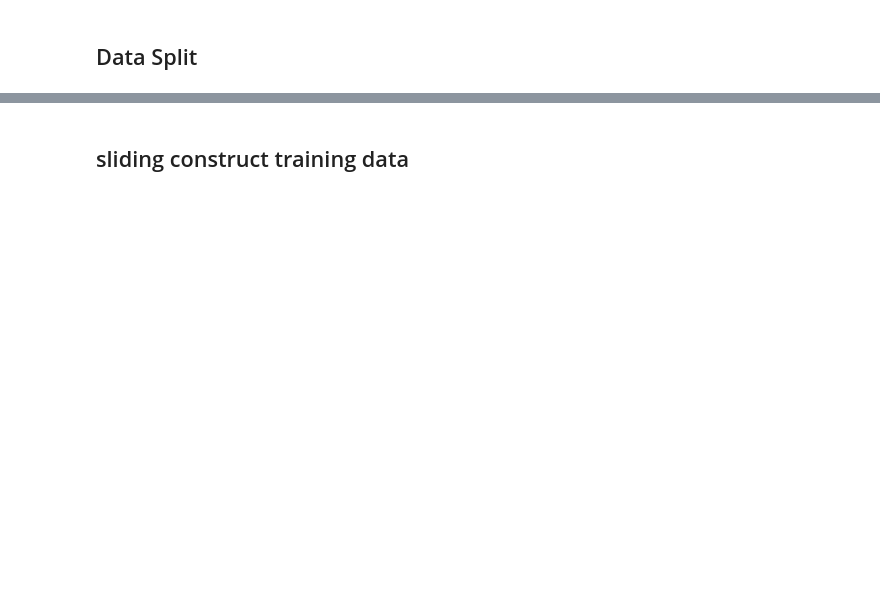
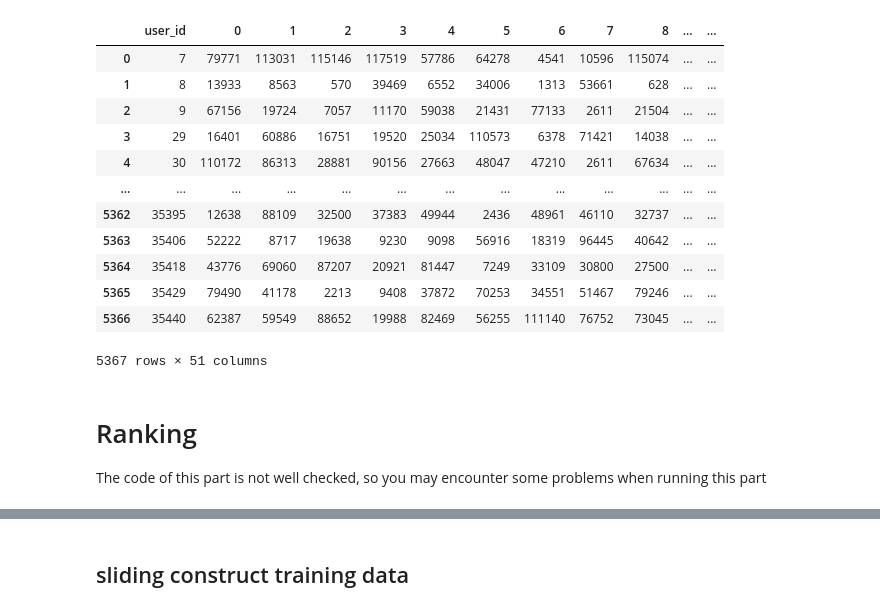
Before and after one commit to xuetf/KDD_CUP_2020_Debiasing_Rush, a Jupyter notebook: notebook/Rush_0615.ipynb, the cells around one changed output, grey strips where cells are left out. Cells and saved outputs as stored; diff of their text form; code cells hidden in the pictures; blank space fills up the shorter version.

```diff
--- a/notebook/Rush_0615.ipynb
+++ b/notebook/Rush_0615.ipynb
@@ -20,0 +809,2 @@ now_phase = 9
+# %%
+processed_item_feat_df, item_content_vec_dict = obtain_entire_item_feat_df()
@@ -20,0 +1009,6 @@ now_phase = 9
+# %%
+phase_item_cnt_dict = {}
+for phase in range(start_phase, now_phase+1):
+    item_cnt = construct_sr_gnn_train_data(phase, item_content_vec_dict, is_use_whole_click=True)
+    phase_item_cnt_dict[phase] = item_cnt
+print('construct train data done...')
@@ -20,0 +1553,34 @@ now_phase = 9
+# %%
+total_recom_df = pd.DataFrame()
+phase_full_sim_dict = {}
+
+recall_methods = {'item-cf', 'bi-graph', 'swing', 'user-cf'}
+
+for c in range(start_phase, now_phase + 1):
+    print('phase:', c)
+    all_click, click_q_time = get_phase_click(c)
+    phase_whole_click = get_whole_phase_click(all_click, click_q_time)
+    item_cnt_dict = all_click.groupby('item_id')['user_id'].count().to_dict()
+    user_cnt_dict = all_click.groupby('user_id')['item_id'].count().to_dict()
+
+    recall_sim_pair_dict = get_multi_source_sim_dict_results_multi_processing(phase_whole_click,
+                                                                              recall_methods=recall_methods)
+
+    user_item_time_dict = get_user_item_time_dict(phase_whole_click, is_drop_duplicated=True)
+
+    recom_df = do_multi_recall_results_multi_processing(recall_sim_pair_dict, user_item_time_dict,
+                                                        target_user_ids=click_q_time['user_id'].unique(), ret_type='df',
+                                                        item_cnt_dict=item_cnt_dict, user_cnt_dict=user_cnt_dict,
+                                                        phase=c, adjust_type='v2',
+                                                        recall_methods=recall_methods | {'sr-gnn'})
+    recom_df['phase'] = c
+    total_recom_df = total_recom_df.append(recom_df)
+    phase_full_sim_dict[c] = recall_sim_pair_dict
+
+# save for ranking
+today = time.strftime("%Y%m%d")
+save_recall_df_as_user_tuples_dict(total_recom_df, phase_full_sim_dict,
+                                       prefix='B-recall-{}'.format(today))
+
+result = get_predict(total_recom_df, 'sim', top50_click)
+result.to_csv(output_path + '/result_notebook.csv', index=False, header=None)
@@ -21,3 +1712,23 @@ now_phase = 9
+# %%
+result
+# %% [output]
+|  | user_id | 0 | 1 | 2 | 3 | 4 | 5 | 6 | 7 | 8 | ... | ... |
+| 0 | 7 | 79771 | 113031 | 115146 | 117519 | 57786 | 64278 | 4541 | 10596 | 115074 | ... | ... |
+| 1 | 8 | 13933 | 8563 | 570 | 39469 | 6552 | 34006 | 1313 | 53661 | 628 | ... | ... |
+| 2 | 9 | 67156 | 19724 | 7057 | 11170 | 59038 | 21431 | 77133 | 2611 | 21504 | ... | ... |
+| 3 | 29 | 16401 | 60886 | 16751 | 19520 | 25034 | 110573 | 6378 | 71421 | 14038 | ... | ... |
+| 4 | 30 | 110172 | 86313 | 28881 | 90156 | 27663 | 48047 | 47210 | 2611 | 67634 | ... | ... |
+| ... | ... | ... | ... | ... | ... | ... | ... | ... | ... | ... | ... | ... |
+| 5362 | 35395 | 12638 | 88109 | 32500 | 37383 | 49944 | 2436 | 48961 | 46110 | 32737 | ... | ... |
+| 5363 | 35406 | 52222 | 8717 | 19638 | 9230 | 9098 | 56916 | 18319 | 96445 | 40642 | ... | ... |
+| 5364 | 35418 | 43776 | 69060 | 87207 | 20921 | 81447 | 7249 | 33109 | 30800 | 27500 | ... | ... |
+| 5365 | 35429 | 79490 | 41178 | 2213 | 9408 | 37872 | 70253 | 34551 | 51467 | 79246 | ... | ... |
+| 5366 | 35440 | 62387 | 59549 | 88652 | 19988 | 82469 | 56255 | 111140 | 76752 | 73045 | ... | ... |
+5367 rows × 51 columns
+# %% [markdown]
+# Ranking
+
+The code of this part is not well checked, so you may encounter some problems when running this part
 # %%
 import pandas as pd
 from sklearn.preprocessing import LabelEncoder, MinMaxScaler
@@ -45,2 +1743,0 @@ drive_path  = 'debiasing'
-# %% [markdown]
-## Data Split
```
Also changed, not shown: parts of 158 cells of this notebook.
